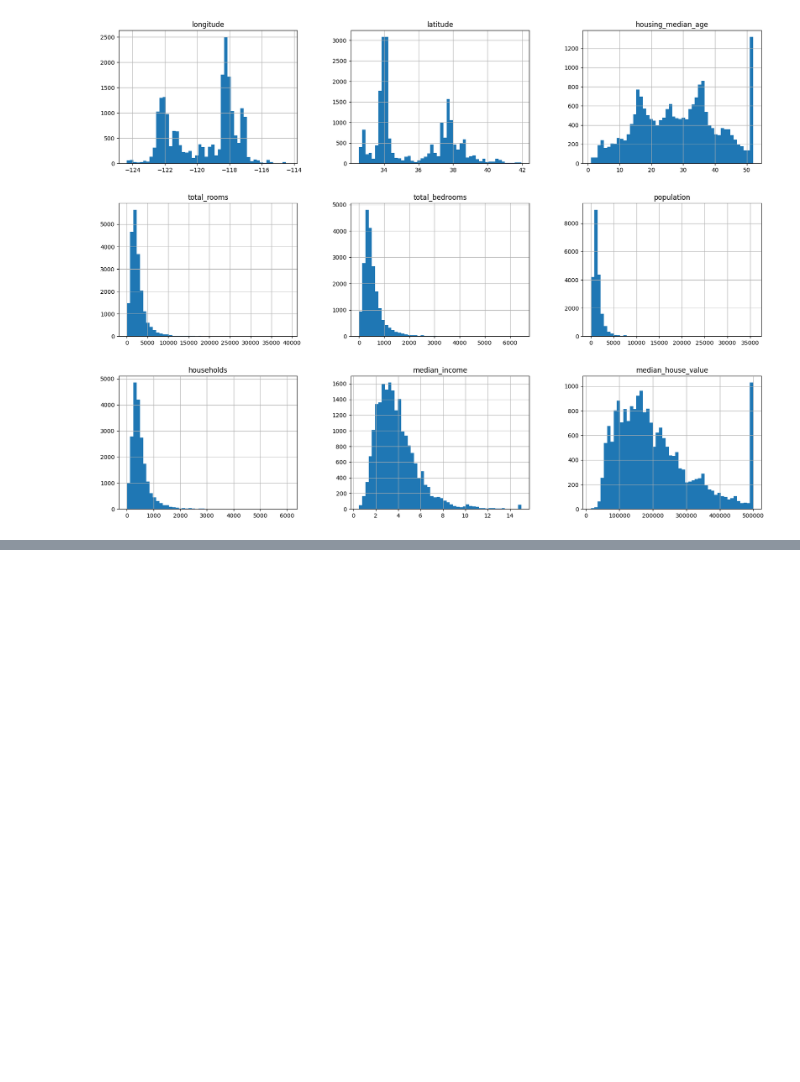
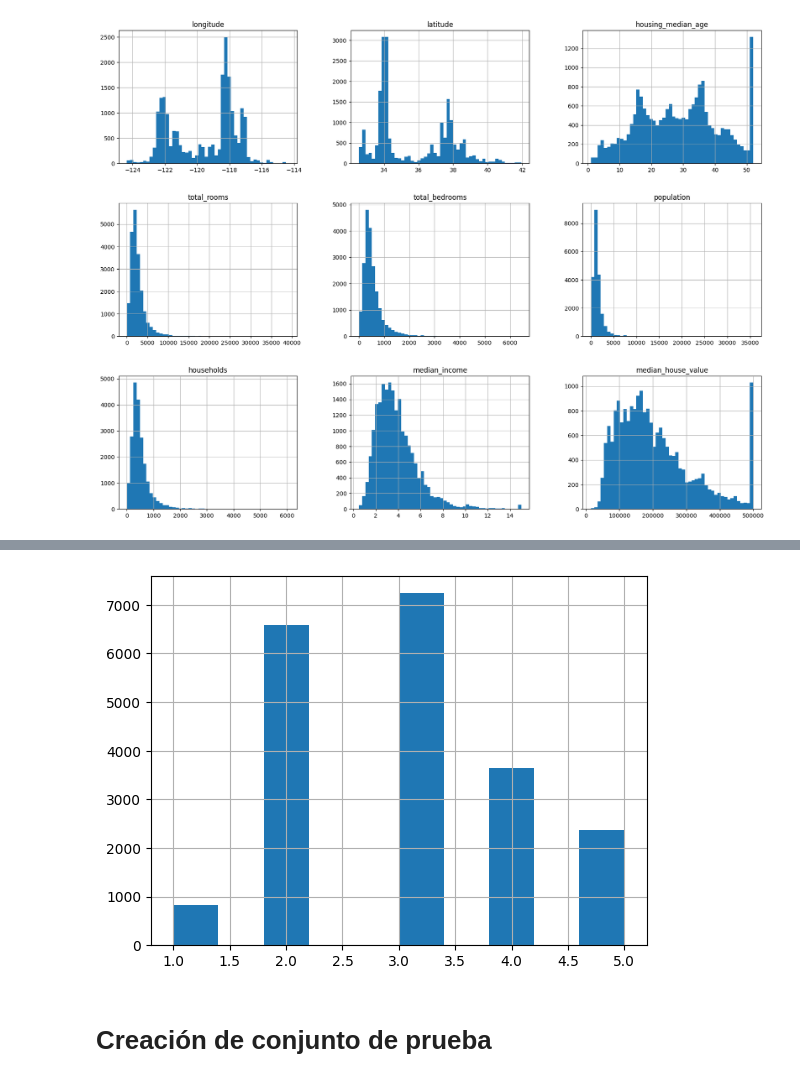
Before and after one commit to David-Maximo/handson-ml2, a Jupyter notebook: Housing.ipynb, the cells around one changed output, grey strips where cells are left out. Cells and saved outputs as stored; diff of their text form; code cells hidden in the pictures; blank space fills up the shorter version.

```diff
--- a/Housing.ipynb
+++ b/Housing.ipynb
@@ -115,0 +129,8 @@ plt.show()
+# %%
+# Creación de 5 estratos en el campo «median_income»
+housing['income_cat'] = pd.cut(
+    housing['median_income'],
+    bins = [0, 1.5, 3, 4.5, 6, np.inf],
+    labels = [1, 2, 3, 4, 5]
+)
+housing
@@ -115,0 +151,8 @@ plt.show()
+# %%
+# Histograma de registros por estrato
+housing['income_cat'].hist()
+plt.show()
+# %% [output]
+[figure, added]
+# %% [markdown]
+# Creación de conjunto de prueba
```
Also changed, not shown: parts of 58 cells of this notebook.
